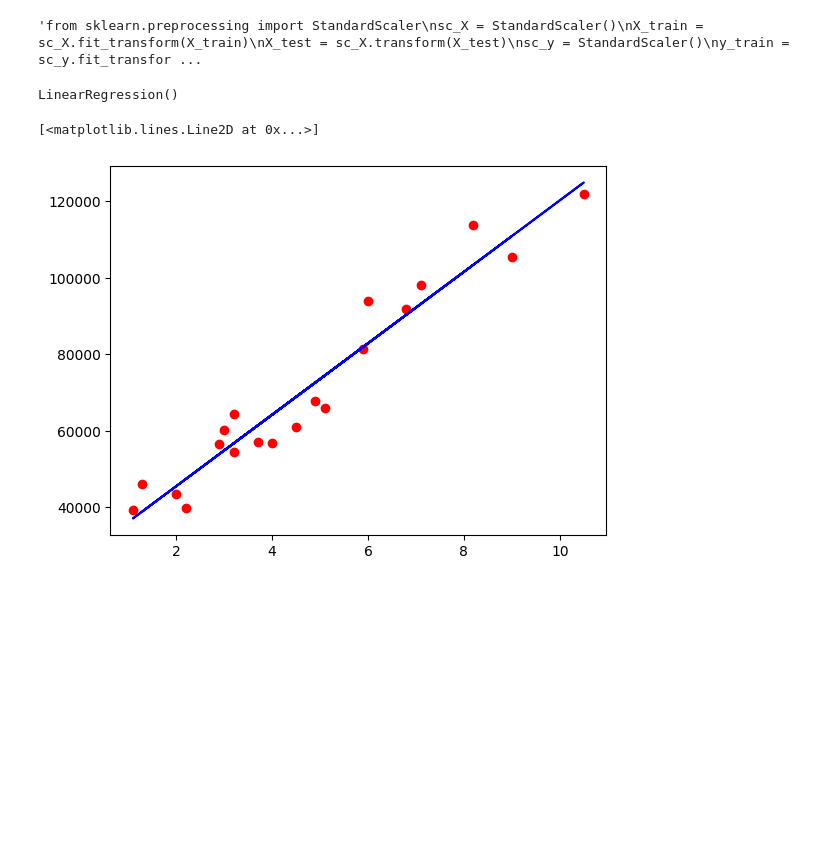
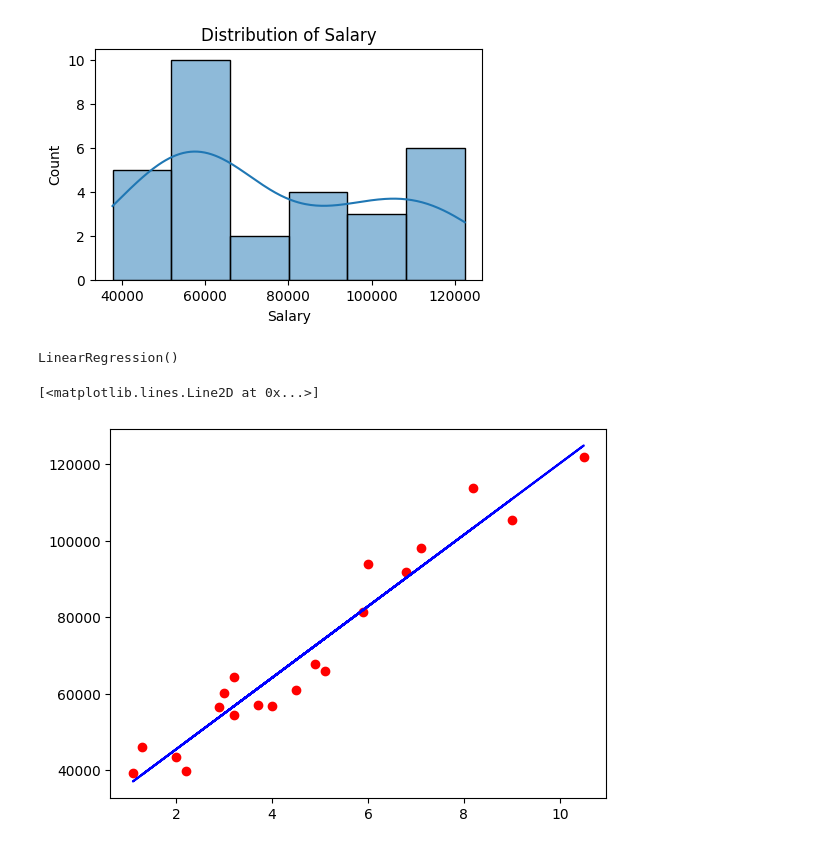
Before and after one commit to Santhosh-thiyagarajan/Demo, a Jupyter notebook: Python_Project.ipynb, the cells around one changed output. Saved outputs shown, nothing was run; the diff lists cells and outputs as text; code cells hidden in the pictures; blank space fills up the shorter version.

```diff
--- a/Python_Project.ipynb
+++ b/Python_Project.ipynb
@@ -14,0 +102,9 @@ y = dataset.iloc[:, 1].values
+# %%
+
+# Distribution of Salary
+plt.figure(figsize=(5,3))
+sns.histplot(dataset["Salary"], kde=True)
+plt.title("Distribution of Salary")
+plt.show()
+# %% [output]
+[figure, added]
@@ -16,16 +118,6 @@ y = dataset.iloc[:, 1].values
 # Splitting the dataset into the Training set and Test set
 from sklearn.model_selection import train_test_split
 X_train, X_test, y_train, y_test = train_test_split(X, y, test_size = 1/3, random_state = 0)
-# %%
-# Feature Scaling
-"""from sklearn.preprocessing import StandardScaler
-sc_X = StandardScaler()
-X_train = sc_X.fit_transform(X_train)
-X_test = sc_X.transform(X_test)
-sc_y = StandardScaler()
-y_train = sc_y.fit_transform(y_train)"""
-# %% [output]
-'from sklearn.preprocessing import StandardScaler\nsc_X = StandardScaler()\nX_train = sc_X.fit_transform(X_train)\nX_test = sc_X.transform(X_test)\nsc_y = StandardScaler()\ny_train = sc_y.fit_transfor ...
 # %%
 # Fitting Simple Linear Regression to the Training set
 from sklearn.linear_model import LinearRegression
```
Also changed, not shown: parts of 17 cells of this notebook.
